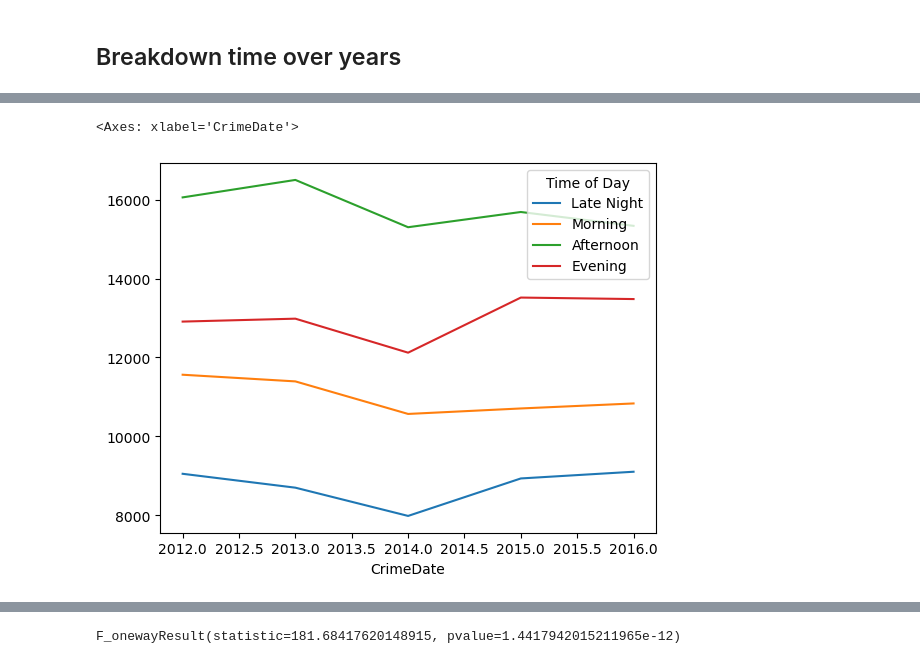
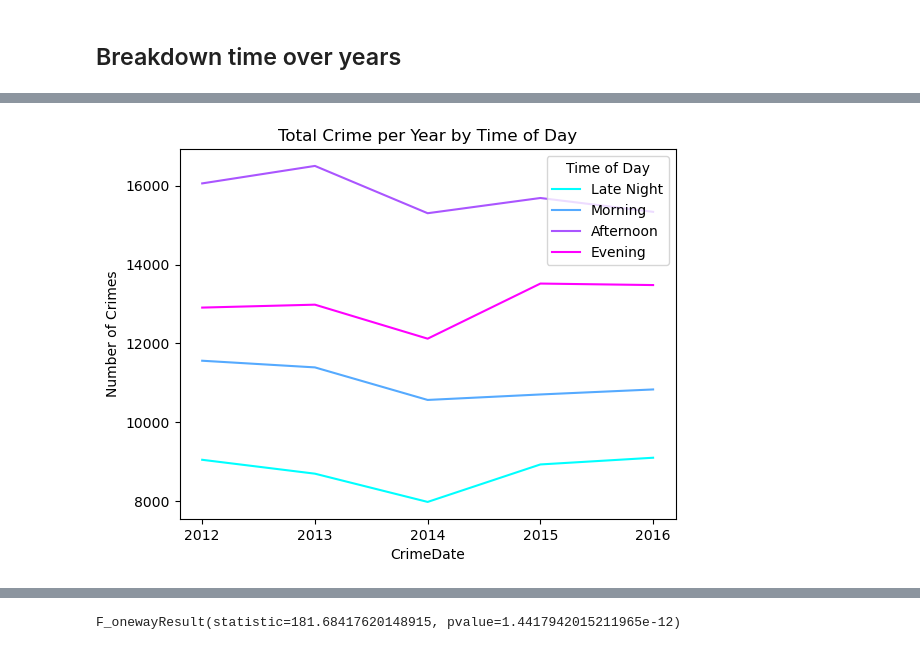
Before and after one commit to johbry17/Crime-in-Baltimore, a Jupyter notebook: Resources/miscellaneous/test.ipynb, the cells around one changed output, grey strips where cells are left out. Saved outputs shown, nothing was run; the diff lists cells and outputs as text; code cells hidden in the pictures.

Commit message:
more plots added

```diff
--- a/Resources/miscellaneous/test.ipynb
+++ b/Resources/miscellaneous/test.ipynb
@@ -102,12 +111,13 @@ plt.show()
 # %%
 pre2017_df = df[df.CrimeDate.dt.year < 2017]
 
 # unstack pivots the table
 x = pre2017_df.groupby([pre2017_df.CrimeDate.dt.year, "Time of Day"]).size().unstack()
 
-x.plot(kind='line')
-
-# note that 2017 only contains data for 2/3's of a year (through the beginning of September)
+x.plot(kind='line', cmap=plt.colormaps.get_cmap("cool"))
+plt.title("Total Crime per Year by Time of Day")
+plt.xticks(x.index.astype(int))
+plt.ylabel("Number of Crimes")
+plt.show()
 # %% [output]
-<Axes: xlabel='CrimeDate'>
-[figure, old version]
+[figure, new version]
```
Also changed, not shown: parts of 7 cells of this notebook.
